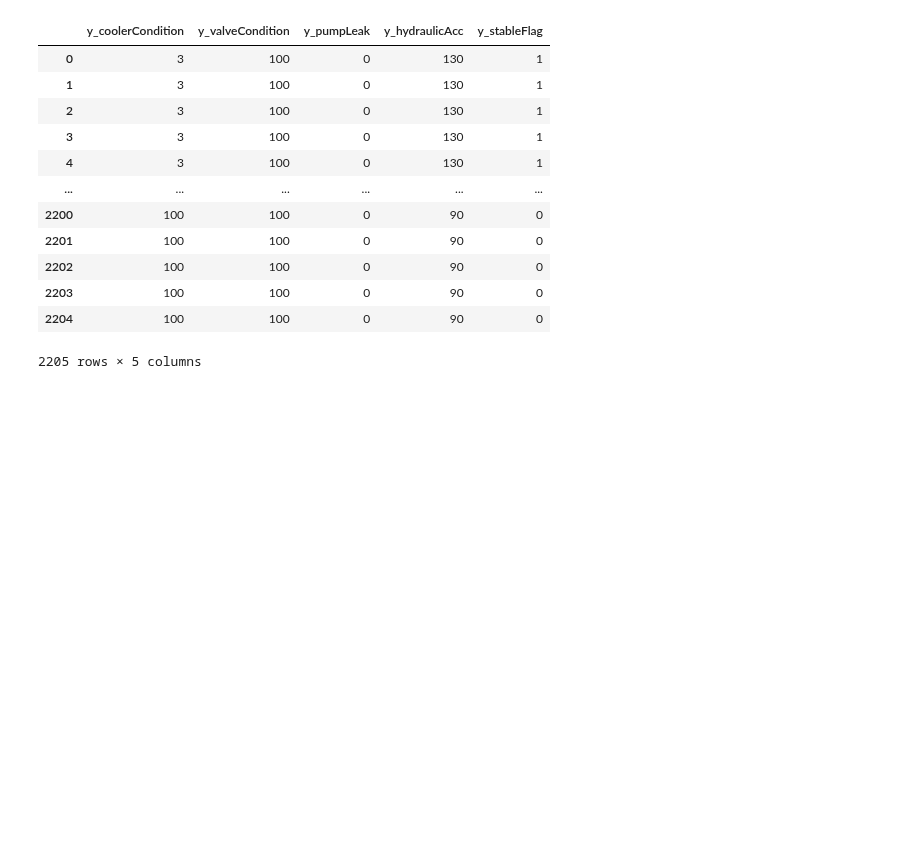
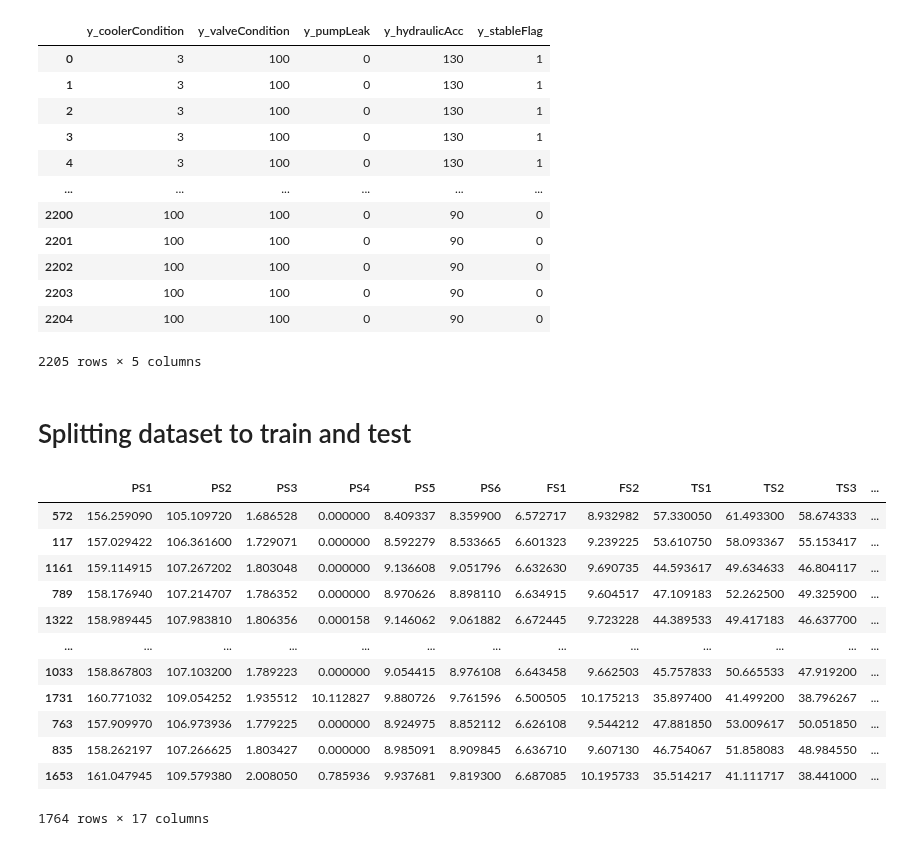
Before and after one commit to ajaykofficial/Machine-Learning, a Jupyter notebook: Condition Monitoring of Hydraulic System/Bagging.ipynb, the cells around one changed output. Drawn from its saved outputs; the diff is of its cells as text; code cells hidden in the pictures; blank space fills up the shorter version.

Commit message:
Splitting dataset to train and test

```diff
--- a/Condition Monitoring of Hydraulic System/Bagging.ipynb
+++ b/Condition Monitoring of Hydraulic System/Bagging.ipynb
@@ -91,3 +91,23 @@ y
 | 2203 | 100 | 100 | 0 | 90 | 0 |
 | 2204 | 100 | 100 | 0 | 90 | 0 |
 2205 rows × 5 columns
+# %% [markdown]
+# Splitting dataset to train and test
+# %%
+X_train, X_test, y_train, y_test = train_test_split(X, y, test_size = 0.20, random_state = 0)
+# %%
+X_train
+# %% [output]
+|  | PS1 | PS2 | PS3 | PS4 | PS5 | PS6 | FS1 | FS2 | TS1 | TS2 | TS3 | ... |
+| 572 | 156.259090 | 105.109720 | 1.686528 | 0.000000 | 8.409337 | 8.359900 | 6.572717 | 8.932982 | 57.330050 | 61.493300 | 58.674333 | ... |
+| 117 | 157.029422 | 106.361600 | 1.729071 | 0.000000 | 8.592279 | 8.533665 | 6.601323 | 9.239225 | 53.610750 | 58.093367 | 55.153417 | ... |
+| 1161 | 159.114915 | 107.267202 | 1.803048 | 0.000000 | 9.136608 | 9.051796 | 6.632630 | 9.690735 | 44.593617 | 49.634633 | 46.804117 | ... |
+| 789 | 158.176940 | 107.214707 | 1.786352 | 0.000000 | 8.970626 | 8.898110 | 6.634915 | 9.604517 | 47.109183 | 52.262500 | 49.325900 | ... |
+| 1322 | 158.989445 | 107.983810 | 1.806356 | 0.000158 | 9.146062 | 9.061882 | 6.672445 | 9.723228 | 44.389533 | 49.417183 | 46.637700 | ... |
+| ... | ... | ... | ... | ... | ... | ... | ... | ... | ... | ... | ... | ... |
+| 1033 | 158.867803 | 107.103200 | 1.789223 | 0.000000 | 9.054415 | 8.976108 | 6.643458 | 9.662503 | 45.757833 | 50.665533 | 47.919200 | ... |
+| 1731 | 160.771032 | 109.054252 | 1.935512 | 10.112827 | 9.880726 | 9.761596 | 6.500505 | 10.175213 | 35.897400 | 41.499200 | 38.796267 | ... |
+| 763 | 157.909970 | 106.973936 | 1.779225 | 0.000000 | 8.924975 | 8.852112 | 6.626108 | 9.544212 | 47.881850 | 53.009617 | 50.051850 | ... |
+| 835 | 158.262197 | 107.266625 | 1.803427 | 0.000000 | 8.985091 | 8.909845 | 6.636710 | 9.607130 | 46.754067 | 51.858083 | 48.984550 | ... |
+| 1653 | 161.047945 | 109.579380 | 2.008050 | 0.785936 | 9.937681 | 9.819300 | 6.687085 | 10.195733 | 35.514217 | 41.111717 | 38.441000 | ... |
+1764 rows × 17 columns
```
Also changed, not shown: parts of 1 cell of this notebook.
